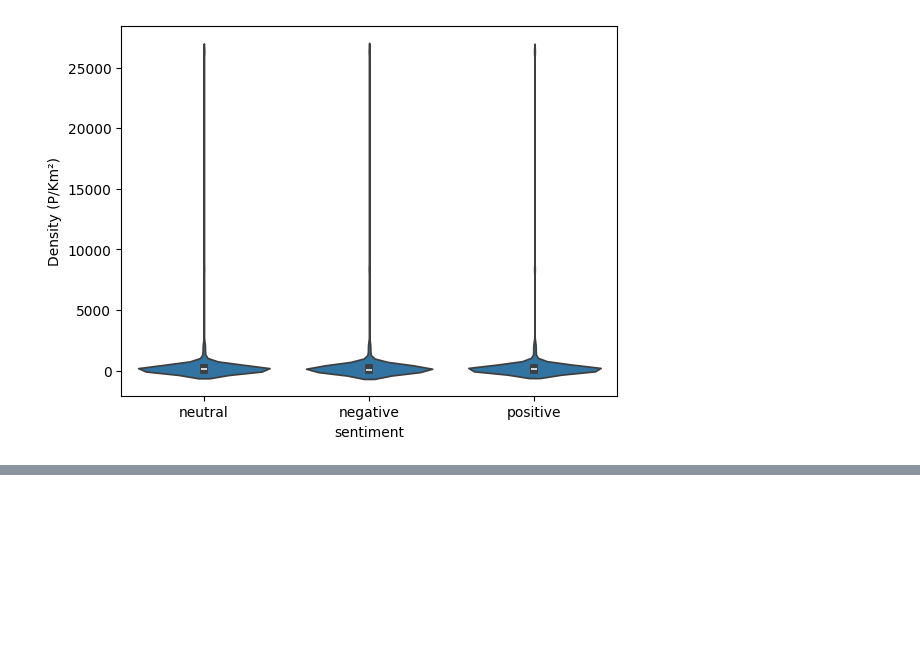
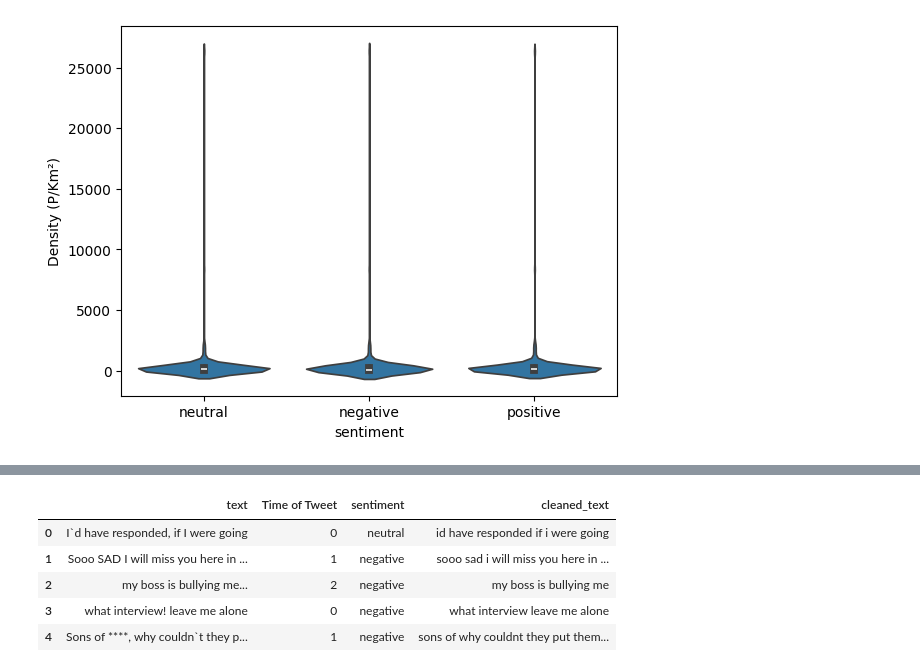
Before and after one commit to ajayn3300/Sentiment-Analysis, a Jupyter notebook: SentimentAnalysis.ipynb, the cells around one changed output, grey strips where cells are left out. Cells and saved outputs as stored; diff of their text form; code cells hidden in the pictures; blank space fills up the shorter version.

```diff
--- a/SentimentAnalysis.ipynb
+++ b/SentimentAnalysis.ipynb
@@ -154,0 +221,12 @@ This will become an error in seaborn v0.14.0; please update your code.
+# %%
+# If 'morning' then 0, if 'noon' then 1, else 2
+# Using np.where to map values to different categories
+train['Time of Tweet'] = np.where(train['Time of Tweet']=='morning', 0, np.where(train['Time of Tweet']=='noon', 1, 2))
+train.head()
+# %% [output]
+|  | text | Time of Tweet | sentiment | cleaned_text |
+| 0 | I`d have responded, if I were going | 0 | neutral | id have responded if i were going |
+| 1 | Sooo SAD I will miss you here in ... | 1 | negative | sooo sad i will miss you here in ... |
+| 2 | my boss is bullying me... | 2 | negative | my boss is bullying me |
+| 3 | what interview! leave me alone | 0 | negative | what interview leave me alone |
+| 4 | Sons of ****, why couldn`t they p... | 1 | negative | sons of why couldnt they put them... |
```
Also changed, not shown: parts of 10 cells of this notebook.
